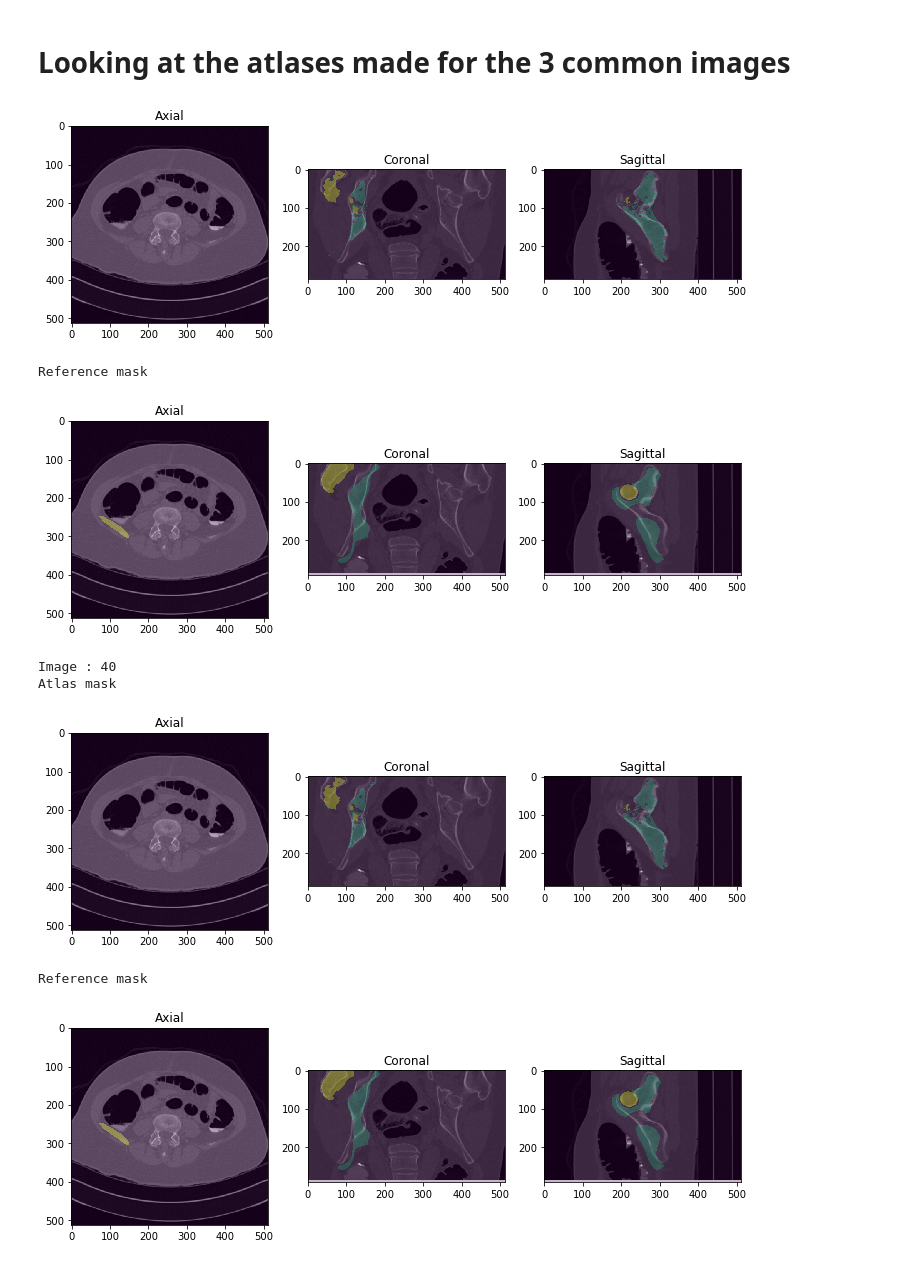
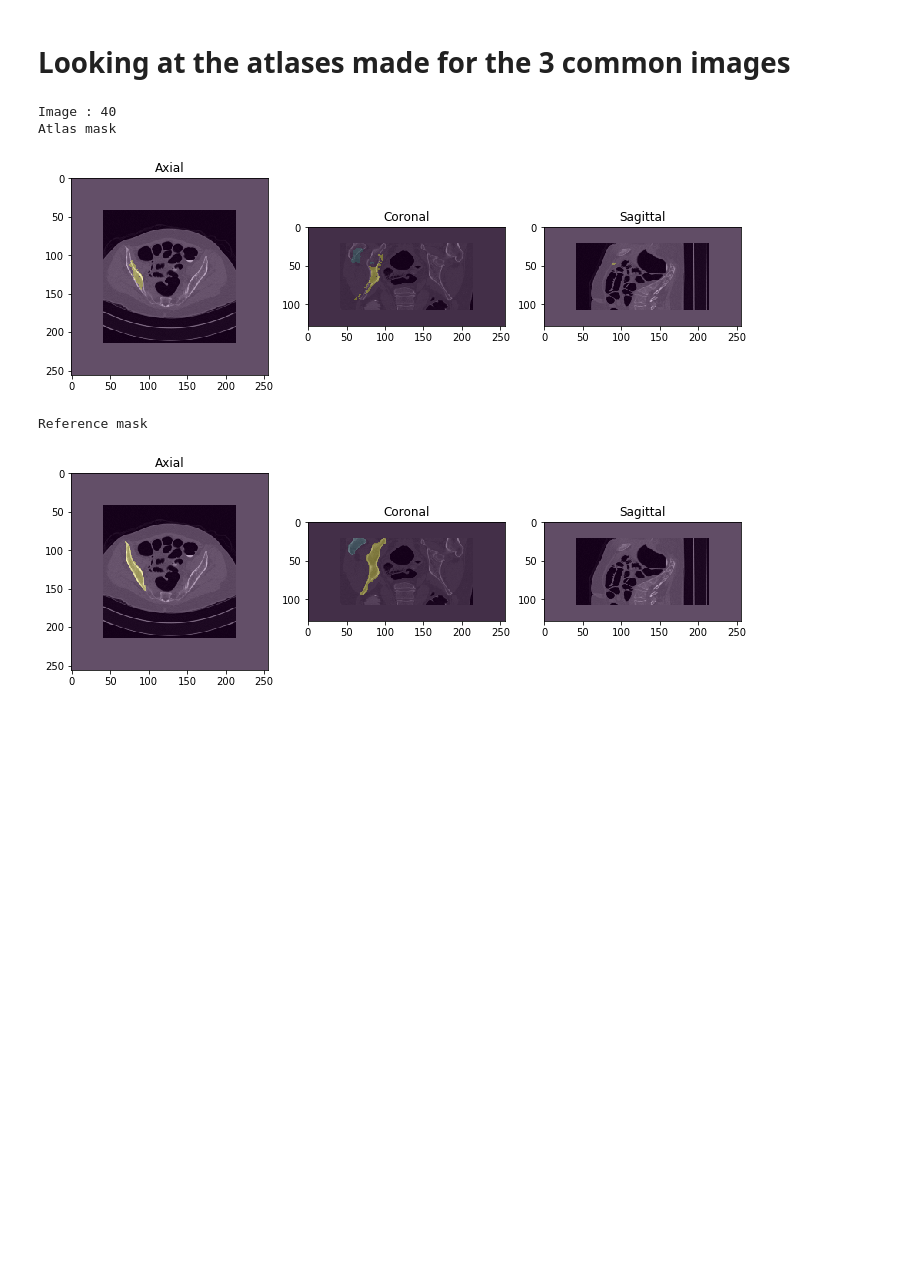
Before and after one commit to KenzaB27/segmentation-of-pelvic-bone, a Jupyter notebook: src/experiments.ipynb, the cells around one changed output. Drawn from its saved outputs; the diff is of its cells as text; code cells hidden in the pictures; blank space fills up the shorter version.

```diff
--- a/src/experiments.ipynb
+++ b/src/experiments.ipynb
@@ -11,6 +11,7 @@ import utils as ut
 import importlib
 # %%
 COMMON_PATH = "../data/COMMON_images_masks/common_"
+NEW_PATH = "../data/resampled_images_256/"
 GROUP_PATH = "../data/g3_"
 # %% [markdown]
 # 1.Data Exploration
@@ -228,32 +304,30 @@ np.save("../data/Images/{}_atlas_seg.npy".format(42),cmn_42_seg_saved)
 # %%
 importlib.reload(seg)
 importlib.reload(reg)
+importlib.reload(ut)
 for image_id in range(40,41):
     print("Image : {}".format(image_id))
 
     print("Atlas mask")
-    mask = np.load("../data/Images/{}_atlas_seg.npy".format(image_id))
-    filename = COMMON_PATH + '{}_image.nii.gz'.format(image_id)
+    mask = np.load("../data/Atlas_segmentations/{}_atlas_seg.npy".format(image_id))
+    filename = NEW_PATH + '{}_image.nii'.format(image_id)
     image = ut.read_image(filename)
     atlas_mask = sitk.GetImageFromArray(mask)
     ut.plot_3d_img_masked(image, atlas_mask)
 
 
 
     print("Reference mask")
-    ref_mask_name = COMMON_PATH + '{}_mask.nii.gz'.format(image_id)
+    ref_mask_name = NEW_PATH + '{}_mask.nii'.format(image_id)
     ref_mask = ut.read_image(ref_mask_name)
-    mask_of_interest = reg.Transform.create_mask_of_interest(maskname, labels=[1,3], verbose=False)
-    ut.plot_3d_img_masked(image, mask_of_interest )
+    #mask_of_interest = reg.Transform.create_mask_of_interest(maskname, labels=[1,3], verbose=False)
+    ut.plot_3d_img_masked(image, ref_mask )
     #Note, the reference masks look wrong for image 41 and 42.
 # %% [output]
+Image : 40
+Atlas mask
-[figure, old version]
+[figure, new version]
-Reference mask
+Reference mask
-[figure, old version]
+[figure, new version]
-Image : 40
-Atlas mask
-[figure, removed]
-Reference mask
-[figure, removed]
 # %% [markdown]
 # Checking Dice results for the atlas segmentations
```
Also changed, not shown: parts of 11 cells of this notebook, 1 other file.
